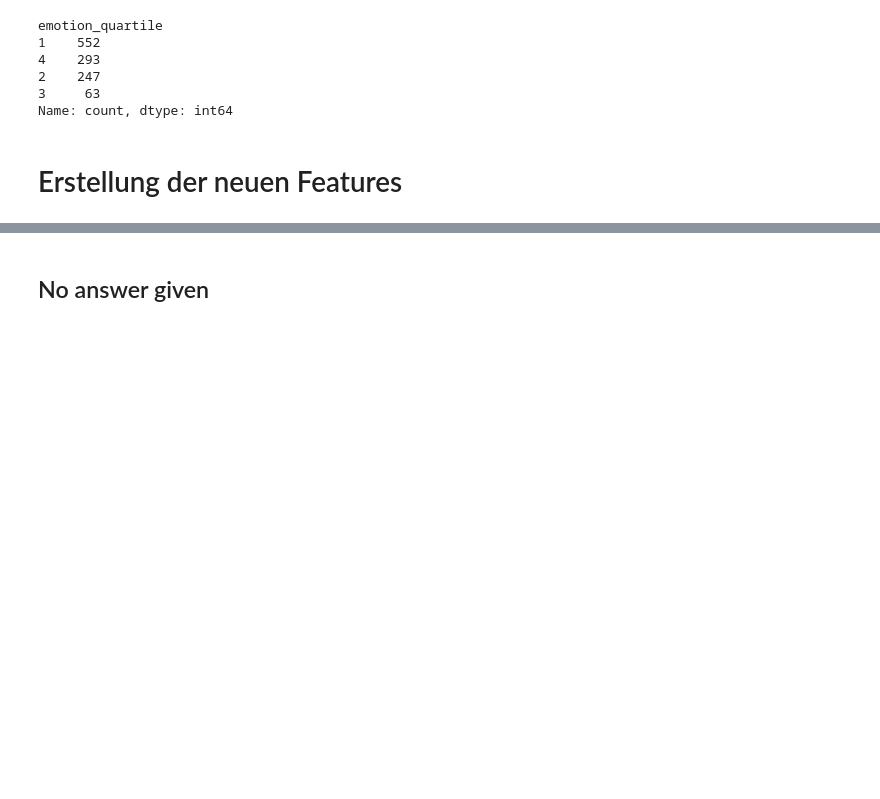
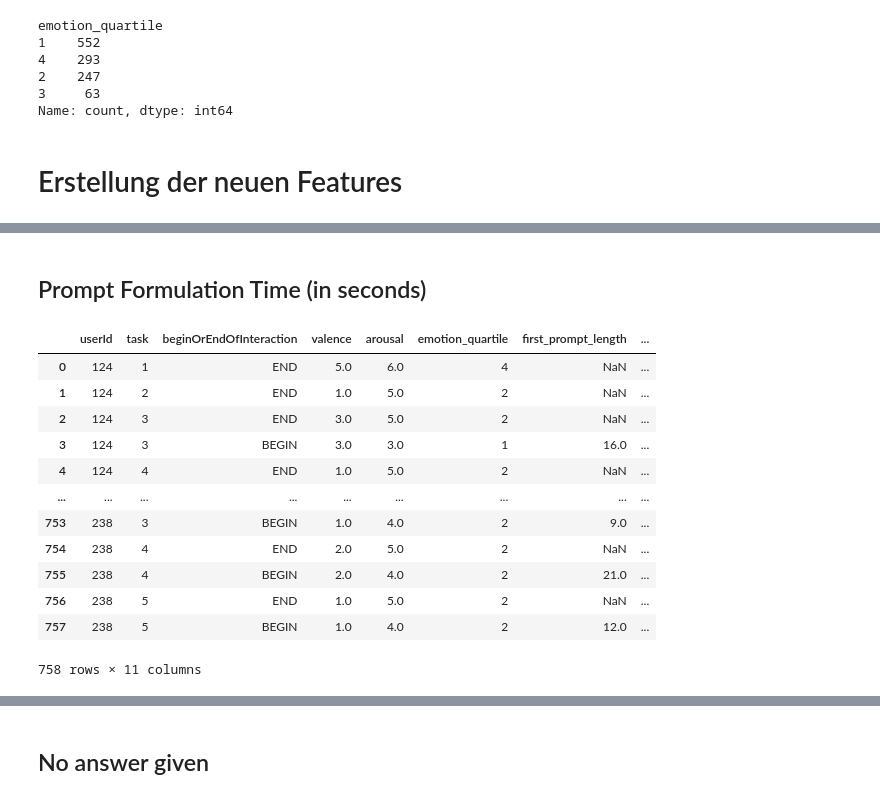
Before and after one commit to MaxiG-ai/user_affectiv_research_llm, a Jupyter notebook: dataset_exploration.ipynb, the cells around one changed output, grey strips where cells are left out. Drawn from its saved outputs; the diff is of its cells as text; code cells hidden in the pictures; blank space fills up the shorter version.

```diff
--- a/dataset_exploration.ipynb
+++ b/dataset_exploration.ipynb
@@ -174,0 +324,25 @@ See the caveats in the documentation: https://pandas.pydata.org/pandas-docs/stab
+# %% [markdown]
+##  Prompt Formulation Time (in seconds)
+# %%
+# (last prompt timestamp) - (2nd last agent answer timestamp)
+
+df = pd.merge(last_prompt_per_interaction[['userId', 'task', 'timestamp_unix', 'beginOrEndOfInteraction']], second_last_answer_per_interaction[['userId', 'task', 'timestamp_unix', 'beginOrEndOfInteraction']], on=['userId', 'task', 'beginOrEndOfInteraction'], how='inner')
+df['formulation_time'] = df['timestamp_unix_x'] - df['timestamp_unix_y']
+
+features_df = pd.merge(features_df, df[['userId', 'task', 'beginOrEndOfInteraction', 'formulation_time']], on=['userId', 'task', 'beginOrEndOfInteraction'], how='left')
+
+features_df
+# %% [output]
+|  | userId | task | beginOrEndOfInteraction | valence | arousal | emotion_quartile | first_prompt_length | ... |
+| 0 | 124 | 1 | END | 5.0 | 6.0 | 4 | NaN | ... |
+| 1 | 124 | 2 | END | 1.0 | 5.0 | 2 | NaN | ... |
+| 2 | 124 | 3 | END | 3.0 | 5.0 | 2 | NaN | ... |
+| 3 | 124 | 3 | BEGIN | 3.0 | 3.0 | 1 | 16.0 | ... |
+| 4 | 124 | 4 | END | 1.0 | 5.0 | 2 | NaN | ... |
+| ... | ... | ... | ... | ... | ... | ... | ... | ... |
+| 753 | 238 | 3 | BEGIN | 1.0 | 4.0 | 2 | 9.0 | ... |
+| 754 | 238 | 4 | END | 2.0 | 5.0 | 2 | NaN | ... |
+| 755 | 238 | 4 | BEGIN | 2.0 | 4.0 | 2 | 21.0 | ... |
+| 756 | 238 | 5 | END | 1.0 | 5.0 | 2 | NaN | ... |
+| 757 | 238 | 5 | BEGIN | 1.0 | 4.0 | 2 | 12.0 | ... |
+758 rows × 11 columns
```
Also changed, not shown: parts of 31 cells of this notebook, 1 other file.
